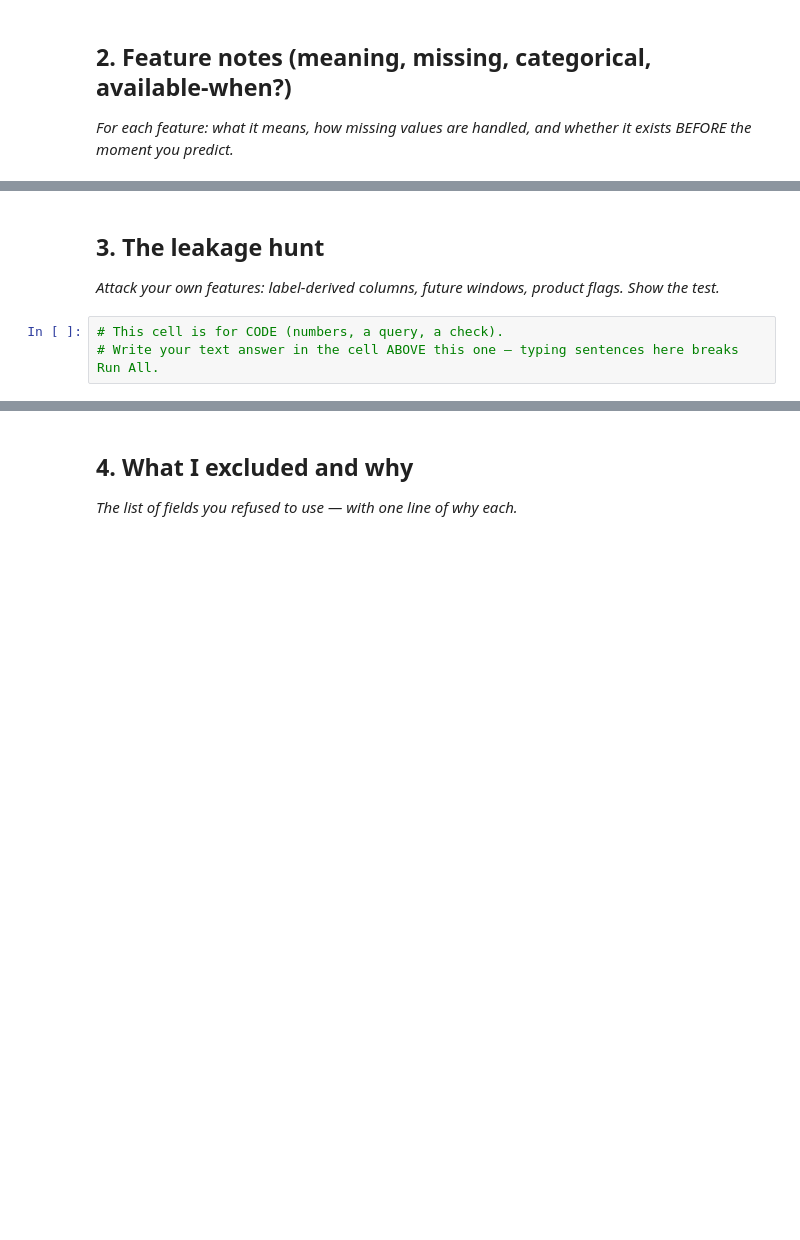
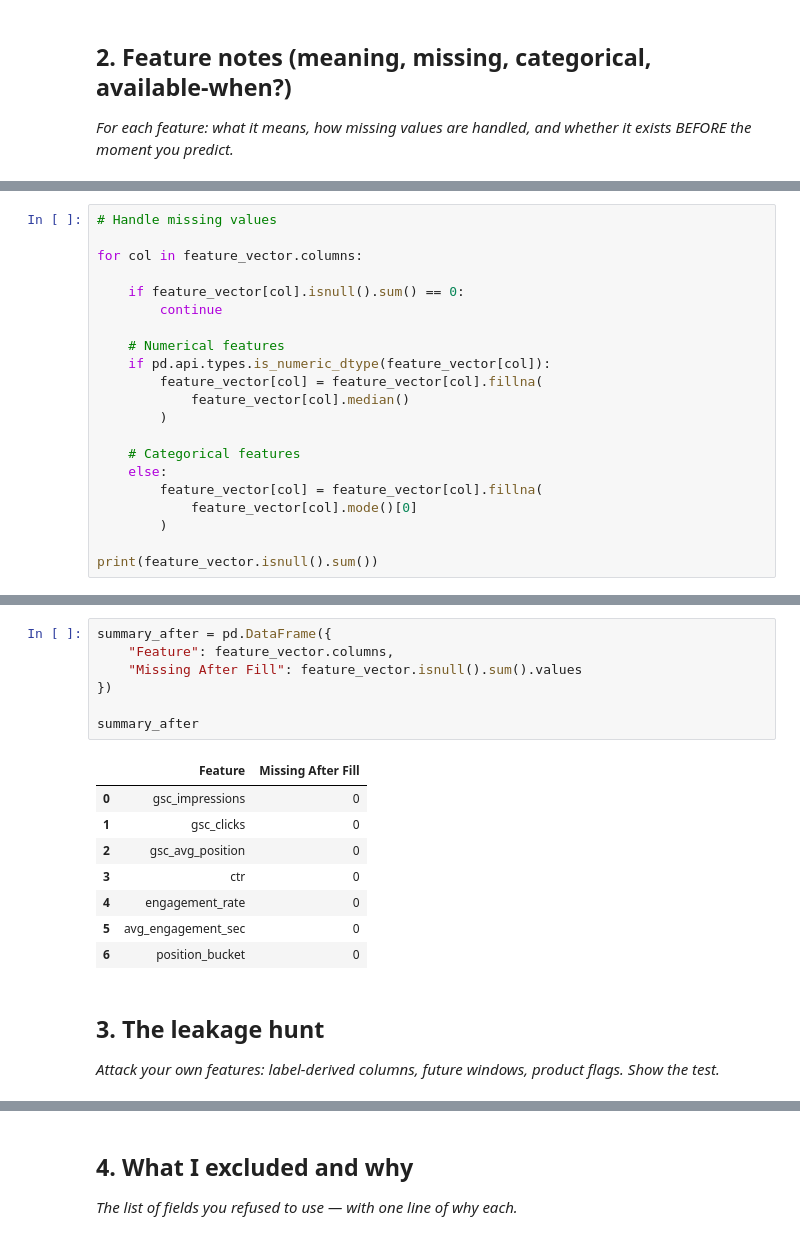
Before and after one commit to hapepaAhmed/my-capstone-project, a Jupyter notebook: work/notebooks/w03_feature_leakage_check.ipynb, the cells around one changed output, grey strips where cells are left out. Cells and saved outputs as stored; diff of their text form; blank space fills up the shorter version.

```diff
--- a/work/notebooks/w03_feature_leakage_check.ipynb
+++ b/work/notebooks/w03_feature_leakage_check.ipynb
@@ -22,0 +170,21 @@ This skeleton is yours to fill. Work the sections **in order** — each one has
+# %%
+# Handle missing values
+
+for col in feature_vector.columns:
+
+    if feature_vector[col].isnull().sum() == 0:
+        continue
+
+    # Numerical features
+    if pd.api.types.is_numeric_dtype(feature_vector[col]):
+        feature_vector[col] = feature_vector[col].fillna(
+            feature_vector[col].median()
+        )
+
+    # Categorical features
+    else:
+        feature_vector[col] = feature_vector[col].fillna(
+            feature_vector[col].mode()[0]
+        )
+
+print(feature_vector.isnull().sum())
@@ -23,7 +205,20 @@ This skeleton is yours to fill. Work the sections **in order** — each one has
+# %%
+summary_after = pd.DataFrame({
+    "Feature": feature_vector.columns,
+    "Missing After Fill": feature_vector.isnull().sum().values
+})
+
+summary_after
+# %% [output]
+|  | Feature | Missing After Fill |
+| 0 | gsc_impressions | 0 |
+| 1 | gsc_clicks | 0 |
+| 2 | gsc_avg_position | 0 |
+| 3 | ctr | 0 |
+| 4 | engagement_rate | 0 |
+| 5 | avg_engagement_sec | 0 |
+| 6 | position_bucket | 0 |
 # %% [markdown]
 ## 3. The leakage hunt
 
 *Attack your own features: label-derived columns, future windows, product flags. Show the test.*
-# %%
-# This cell is for CODE (numbers, a query, a check).
-# Write your text answer in the cell ABOVE this one — typing sentences here breaks Run All.
```
Also changed, not shown: parts of 15 cells of this notebook.
